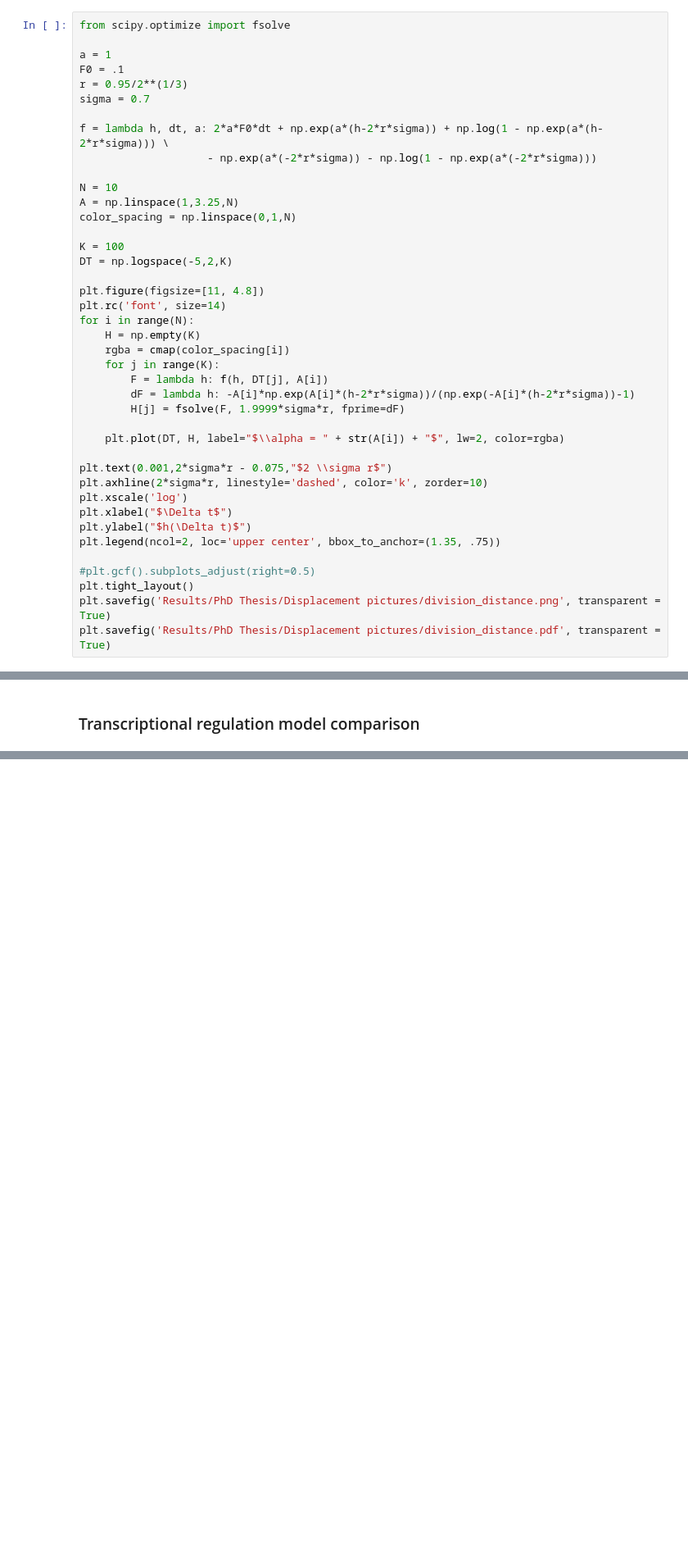
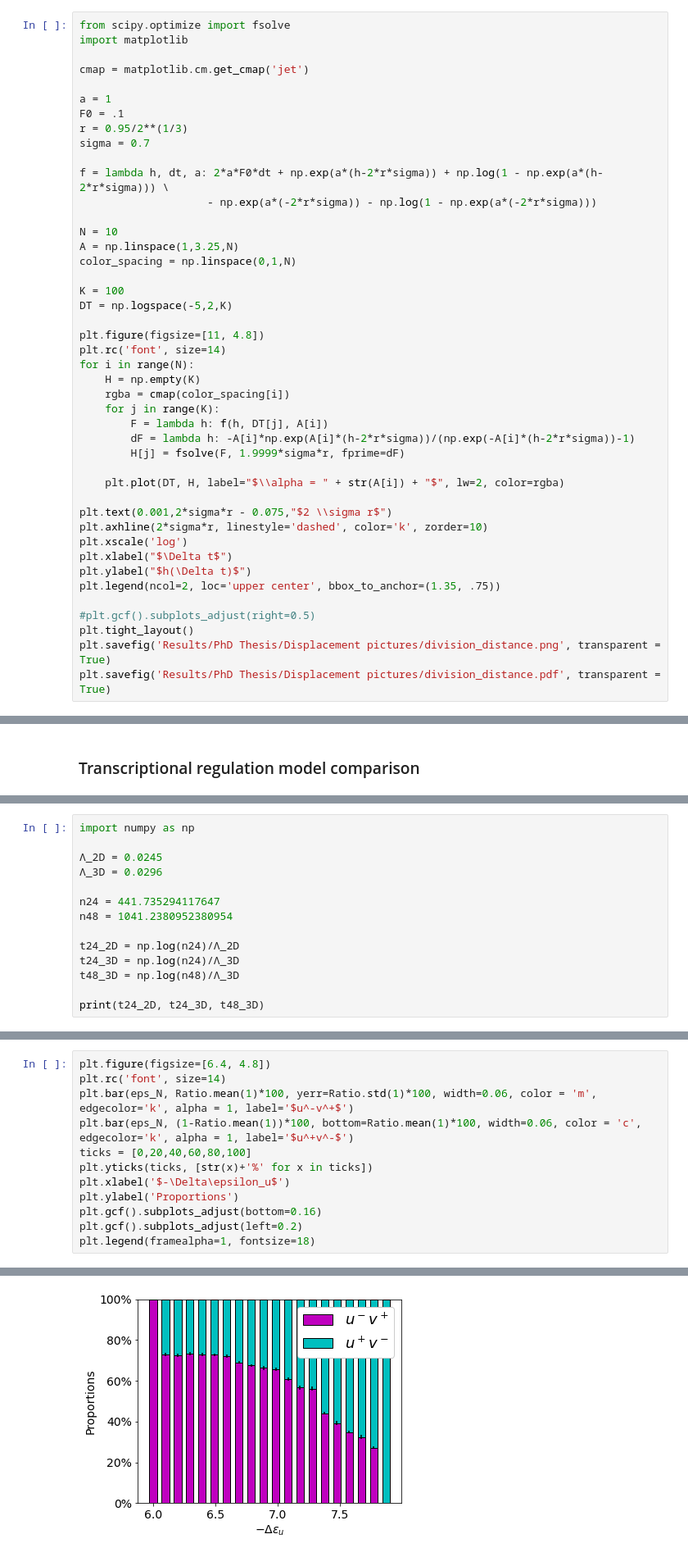
Before and after one commit to SchardtS/Cell-Differentiation, a Jupyter notebook: PhD Thesis (Images).ipynb, the cells around one changed output, grey strips where cells are left out. Shown at 82% size. Drawn from its saved outputs; the diff is of its cells as text; blank space fills up the shorter version.

Commit message:
cell type proportions

```diff
--- a/PhD Thesis (Images).ipynb
+++ b/PhD Thesis (Images).ipynb
@@ -356,6 +356,9 @@ plt.legend(ncol=2)
 ### Cell division distance using nonlinear solver
 # %%
 from scipy.optimize import fsolve
+import matplotlib
+
+cmap = matplotlib.cm.get_cmap('jet')
 
 a = 1
 F0 = .1
@@ -1216,0 +1223,14 @@ plt.gca().add_artist(leg)
+# %%
+import numpy as np
+
+Λ_2D = 0.0245
+Λ_3D = 0.0296
+
+n24 = 441.735294117647
+n48 = 1041.2380952380954
+
+t24_2D = np.log(n24)/Λ_2D
+t24_3D = np.log(n24)/Λ_3D
+t48_3D = np.log(n48)/Λ_3D
+
+print(t24_2D, t24_3D, t48_3D)
@@ -1216,0 +1312,13 @@ plt.gca().add_artist(leg)
+# %%
+plt.figure(figsize=[6.4, 4.8])
+plt.rc('font', size=14)
+plt.bar(eps_N, Ratio.mean(1)*100, yerr=Ratio.std(1)*100, width=0.06, color = 'm', edgecolor='k', alpha = 1, label='$u^-v^+$')
+plt.bar(eps_N, (1-Ratio.mean(1))*100, bottom=Ratio.mean(1)*100, width=0.06, color = 'c', edgecolor='k', alpha = 1, label='$u^+v^-$')
+ticks = [0,20,40,60,80,100]
+plt.yticks(ticks, [str(x)+'%' for x in ticks])
+plt.xlabel('$-\Delta\epsilon_u$')
+plt.ylabel('Proportions')
+plt.gcf().subplots_adjust(bottom=0.16)
+plt.gcf().subplots_adjust(left=0.2)
+plt.legend(framealpha=1, fontsize=18)
+# %% [output]
@@ -1216,0 +1326 @@ plt.gca().add_artist(leg)
+[figure, added]
```
Also changed, not shown: parts of 8 cells of this notebook, 3 other files.
